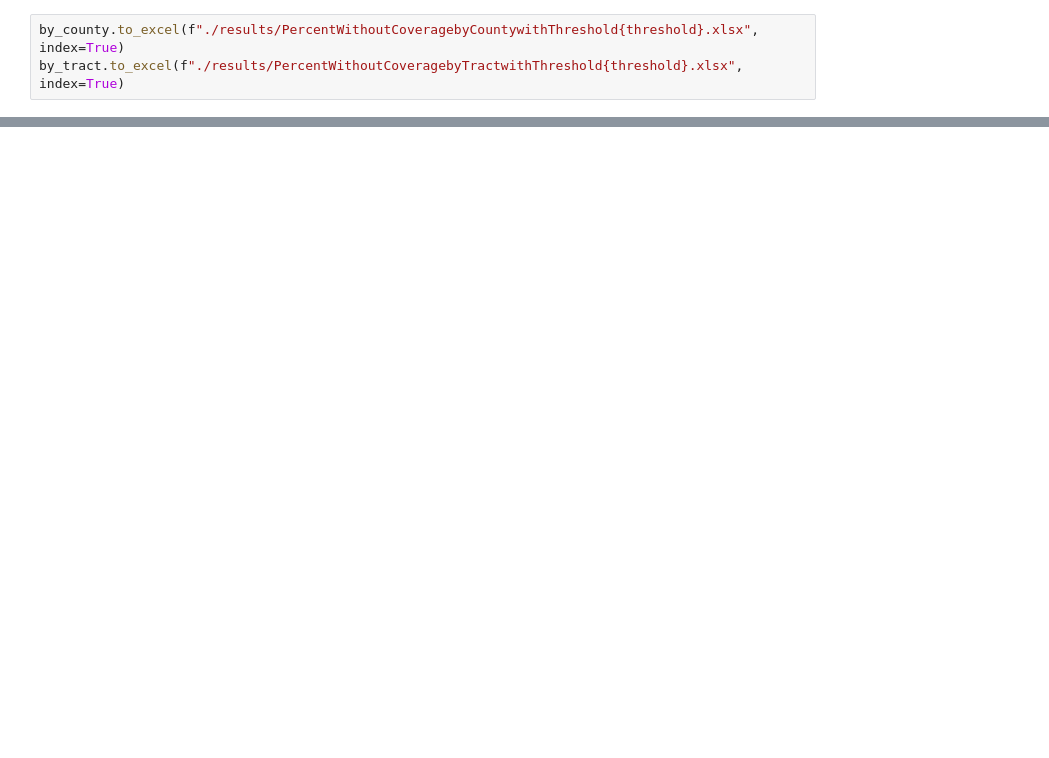
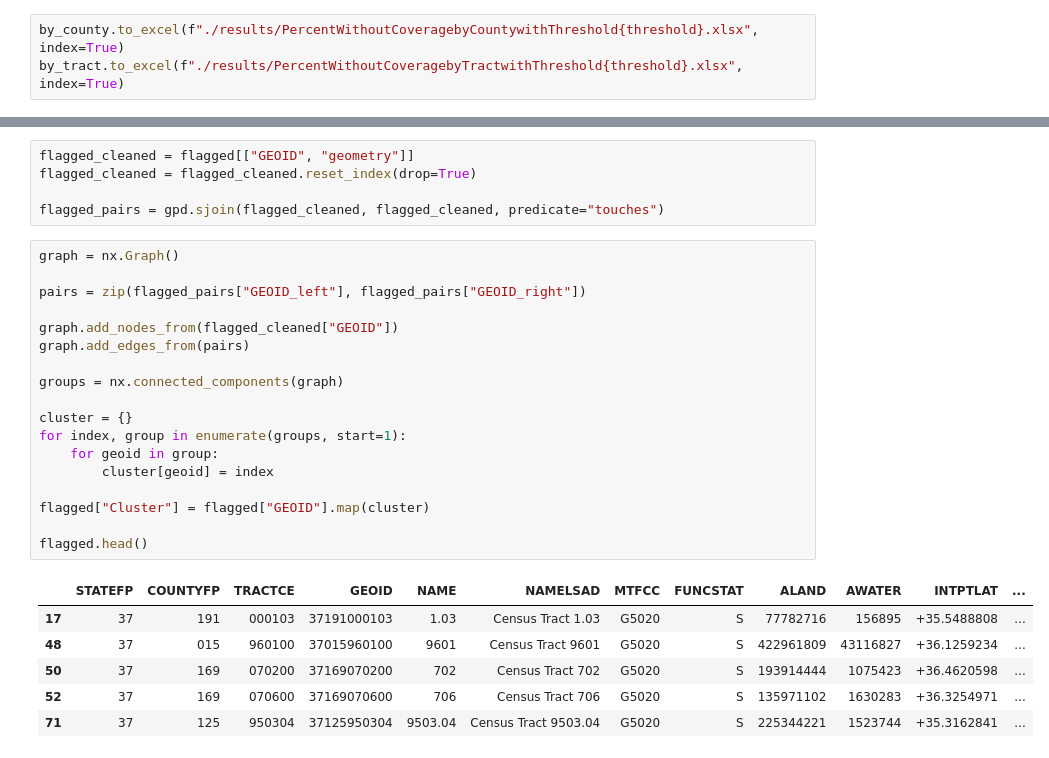
Before and after one commit to lithum-seneviratne/nc-broadband-internet-coverage, a Jupyter notebook: notebook.ipynb, the cells around one changed output, grey strips where cells are left out. Saved outputs shown, nothing was run; the diff lists cells and outputs as text; blank space fills up the shorter version.

```diff
--- a/notebook.ipynb
+++ b/notebook.ipynb
@@ -107,0 +137,30 @@ shape_df.plot()
+# %%
+flagged_cleaned = flagged[["GEOID", "geometry"]]
+flagged_cleaned = flagged_cleaned.reset_index(drop=True)
+
+flagged_pairs = gpd.sjoin(flagged_cleaned, flagged_cleaned, predicate="touches")
+# %%
+graph = nx.Graph()
+
+pairs = zip(flagged_pairs["GEOID_left"], flagged_pairs["GEOID_right"])
+
+graph.add_nodes_from(flagged_cleaned["GEOID"])
+graph.add_edges_from(pairs)
+
+groups = nx.connected_components(graph)
+
+cluster = {}
+for index, group in enumerate(groups, start=1):
+    for geoid in group:
+        cluster[geoid] = index
+
+flagged["Cluster"] = flagged["GEOID"].map(cluster)
+
+flagged.head()
+# %% [output]
+|  | STATEFP | COUNTYFP | TRACTCE | GEOID | NAME | NAMELSAD | MTFCC | FUNCSTAT | ALAND | AWATER | INTPTLAT | ... |
+| 17 | 37 | 191 | 000103 | 37191000103 | 1.03 | Census Tract 1.03 | G5020 | S | 77782716 | 156895 | +35.5488808 | ... |
+| 48 | 37 | 015 | 960100 | 37015960100 | 9601 | Census Tract 9601 | G5020 | S | 422961809 | 43116827 | +36.1259234 | ... |
+| 50 | 37 | 169 | 070200 | 37169070200 | 702 | Census Tract 702 | G5020 | S | 193914444 | 1075423 | +36.4620598 | ... |
+| 52 | 37 | 169 | 070600 | 37169070600 | 706 | Census Tract 706 | G5020 | S | 135971102 | 1630283 | +36.3254971 | ... |
+| 71 | 37 | 125 | 950304 | 37125950304 | 9503.04 | Census Tract 9503.04 | G5020 | S | 225344221 | 1523744 | +35.3162841 | ... |
```
Also changed, not shown: parts of 14 cells of this notebook, 14 other files.
